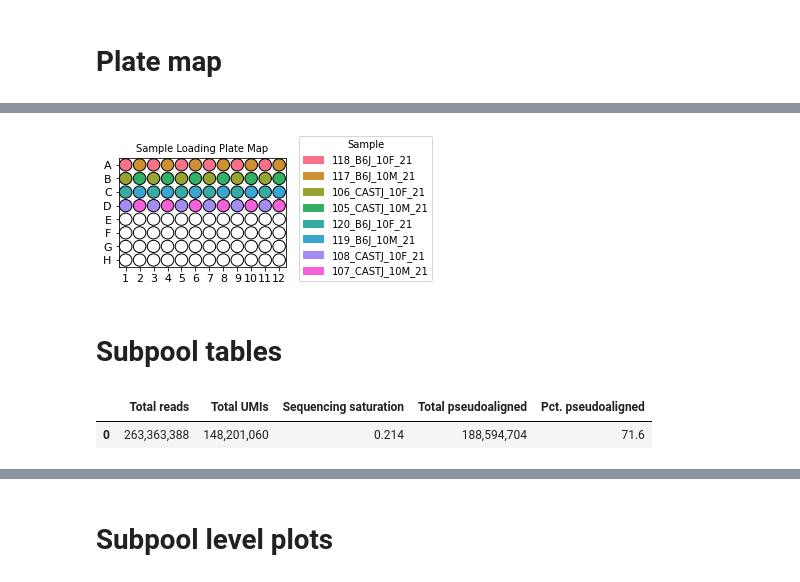
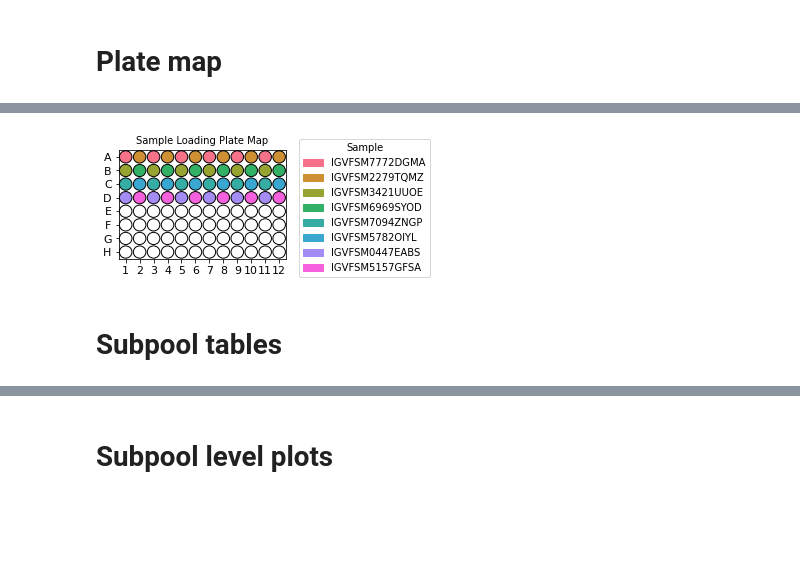
Before and after one commit to mortazavilab/parse_pipeline, a Jupyter notebook: annotation/Subpool_Report.ipynb, the cells around one changed output, grey strips where cells are left out. Saved outputs shown, nothing was run; the diff lists cells and outputs as text; code cells hidden in the pictures; blank space fills up the shorter version.

```diff
--- a/annotation/Subpool_Report.ipynb
+++ b/annotation/Subpool_Report.ipynb
@@ -148,19 +148,5 @@ fig.savefig(plate_map, format='png', bbox_inches='tight', dpi=300)
 # %%
-acc_map = pd.read_csv("/dfs9/seyedam-lab/erebboah/parse_pipeline/ref/igvf_b01_accession_map.tsv", sep = "\t")
-bc1 = pd.read_csv("/dfs9/seyedam-lab/erebboah/parse_pipeline/ref/r1_RT_replace_WT_v2.txt", sep = " ", header = None)
-bc1.columns = ['randhex', 'oligodT']
-
-
-bc1['oligodT'] = bc1['oligodT'].str.replace('*', '')
-
-barcode_map = pd.concat([
-    bc1[['randhex']].assign(barcode_type='randhex').rename(columns={'randhex': 'barcode'}),
-    bc1[['oligodT']].assign(barcode_type='oligodT').rename(columns={'oligodT': 'barcode'})
-])
-# Merge this mapping with acc_map to add the 'type' column
-acc_map = acc_map.merge(barcode_map, on='barcode', how='left')
-acc_map = acc_map[['barcode',  'well','barcode_type', 'accession', 'sample']]
-acc_map.rename(columns={'accession': 'IGVF_accession'}, inplace=True)
+acc_map = pd.read_csv("/dfs9/seyedam-lab/erebboah/parse_pipeline/ref/IGVF_B01_map.tsv", sep = "\t")
 # %%
 import pandas as pd
 import matplotlib.pyplot as plt
@@ -171,9 +157,6 @@ import seaborn as sns
 unique_samples = acc_map['sample'].unique()
 palette = sns.color_palette("husl", len(unique_samples))
 sample_dict = dict(zip(unique_samples, palette))
-
-# Reorder columns to match the desired format
-acc_map = acc_map[['barcode', 'barcode_type', 'well', 'IGVF_accession', 'sample']]
 
 # Create a color map for each unique sample
 color_map = {sample: sample_dict[sample] for sample in unique_samples}
@@ -191,35 +174,35 @@ for row_label in rows:
     for col_num in columns:
         well_data = acc_map[acc_map['well'] == f"{row_label}{col_num}"]
         if not well_data.empty:
             well_color = color_map[well_data['sample'].values[0]]
         else:
             well_color = default_color
         ax.add_patch(plt.Circle((col_num, rows.index(row_label) + 1), 0.45, color=well_color, ec='black', linewidth=1))
 
 # Set the limits and labels
 ax.set_xlim(0.5, 12.5)
 ax.set_ylim(0.5, 8.5)
 ax.set_xticks(columns)
 ax.set_yticks(range(1, 9))
 ax.set_yticklabels(rows, fontsize=11)
 ax.set_xticklabels(columns, fontsize=11)
 
 # Add labels and title
 ax.set_title('Sample Loading Plate Map', fontsize=10)
 
 plt.gca().invert_yaxis()  # Invert y-axis to match typical well plate layout
 
 # Create legend
 handles = [patches.Patch(color=color_map[sample], label=sample) for sample in unique_samples]
-ax.legend(handles=handles, bbox_to_anchor=(1.05, 1.25), loc='upper left', fontsize=10, title='Sample')
+ax.legend(handles=handles, bbox_to_anchor=(1.05, 1.15), loc='upper left', fontsize=10, title='Sample')
 
 plt.show()
 
 # Save the plot as a PNG file
 sample_plate_map = "sample_plate_map.png"
 fig.savefig(sample_plate_map, format='png', bbox_inches='tight', dpi=300)
 # %% [output]
-[figure, old version]
+[figure, new version]
 # %% [markdown]
 # Subpool tables
 # %%
@@ -234,10 +217,5 @@ df_selected = df[['Total reads', 'Total UMIs', 'Sequencing saturation', 'Total p
 
 alignment_stats = df_selected
-# %%
-alignment_stats
-# %% [output]
-|  | Total reads | Total UMIs | Sequencing saturation | Total pseudoaligned | Pct. pseudoaligned |
-| 0 | 263,363,388 | 148,201,060 | 0.214 | 188,594,704 | 71.6 |
 # %%
 reports = []
 
```
Also changed, not shown: parts of 11 cells of this notebook, 2 other files.
